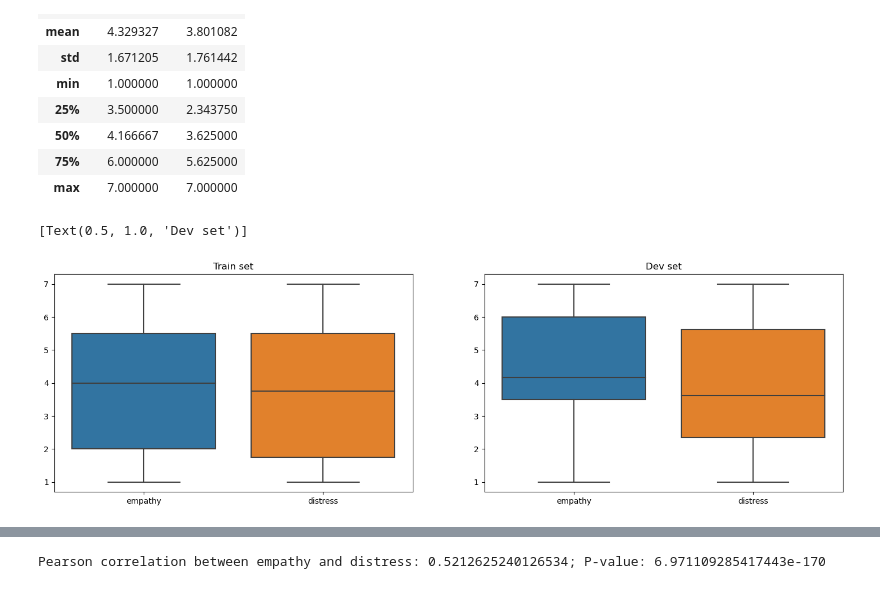
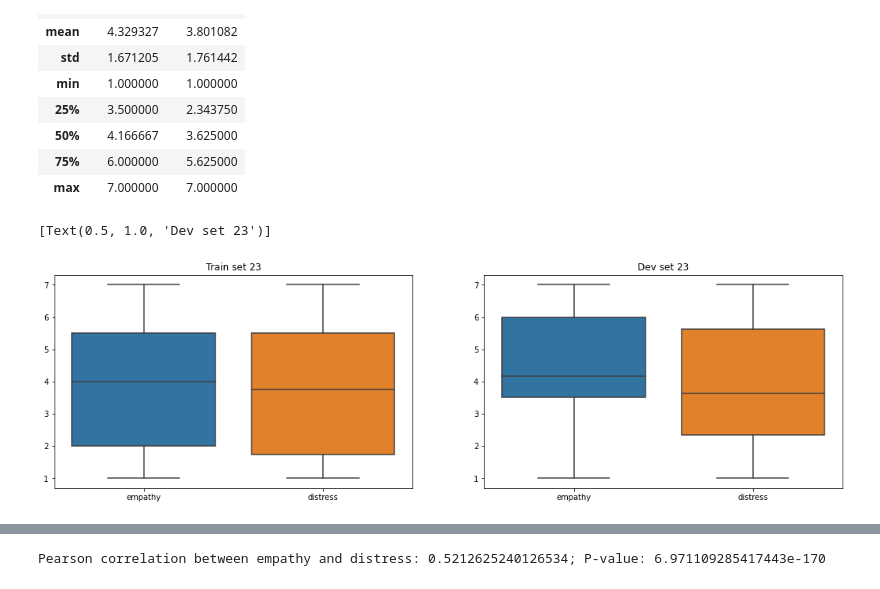
Before and after one commit to HLT-Ghisolfi-Leuzzi-Testa/WASSA-2023, a Jupyter notebook: new_EDA.ipynb, the cells around one changed output, grey strips where cells are left out. Drawn from its saved outputs; the diff is of its cells as text; code cells hidden in the pictures.

```diff
--- a/new_EDA.ipynb
+++ b/new_EDA.ipynb
@@ -419,8 +421,8 @@ dev_essay_data[["empathy", "distress"]].describe()
 | max | 7.000000 | 7.000000 |
 # %%
 fig, (ax1, ax2) = plt.subplots(1, 2, figsize=(18, 5))
-sns.boxplot(data=train_essay_data[["empathy", "distress"]], ax=ax1).set(title='Train set')
-sns.boxplot(data=dev_essay_data[["empathy", "distress"]], ax=ax2).set(title='Dev set')
+sns.boxplot(data=train_essay_data[["empathy", "distress"]], ax=ax1).set(title='Train set 23')
+sns.boxplot(data=dev_essay_data[["empathy", "distress"]], ax=ax2).set(title='Dev set 23')
 # %% [output]
-[Text(0.5, 1.0, 'Dev set')]
+[Text(0.5, 1.0, 'Dev set 23')]
-[figure, old version]
+[figure, new version]
```
Also changed, not shown: parts of 8 cells of this notebook.
